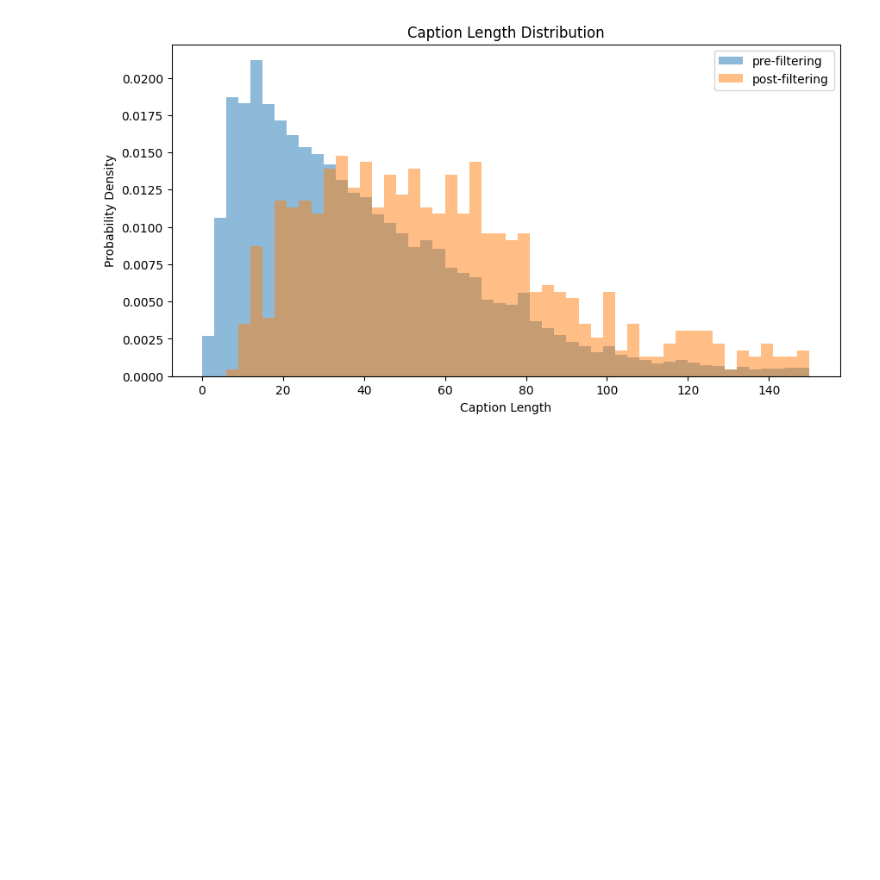
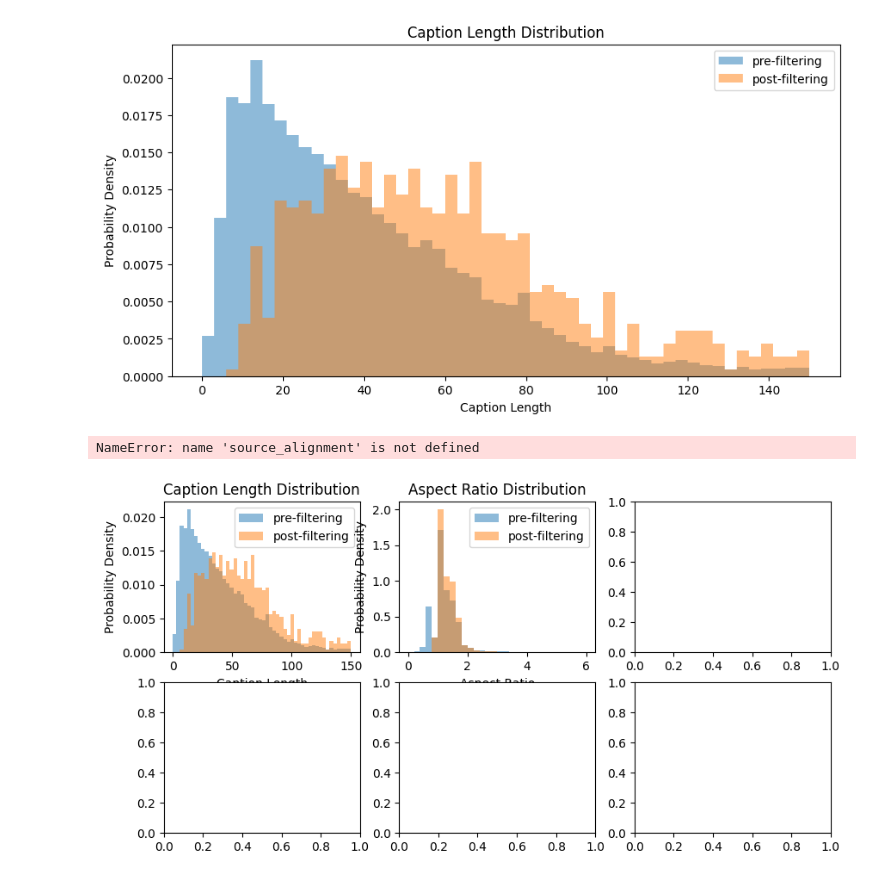
Before and after one commit to LeoBaro/fair_spoke_8, a Jupyter notebook: data_quality_pipeline/benchmark/post_made_distributions_plot/distribution_plots/distributions.ipynb, the cells around one changed output. Cells and saved outputs as stored; diff of their text form; code cells hidden in the pictures; blank space fills up the shorter version.

```diff
--- a/data_quality_pipeline/benchmark/post_made_distributions_plot/distribution_plots/distributions.ipynb
+++ b/data_quality_pipeline/benchmark/post_made_distributions_plot/distribution_plots/distributions.ipynb
@@ -194,3 +182,50 @@ fig.savefig("caption_length_distribution.png", dpi=300)
 plt.show()
 # %% [output]
 [figure]
+# %%
+fig, axes = plt.subplots(2, 3, figsize=(10, 5))
+
+axes[0][0].hist(source_caption_lens, bins=50, range=(0, 150), label="pre-filtering", alpha=0.5, density=True)
+axes[0][0].hist(target_caption_lens, bins=50, range=(0, 150), label="post-filtering", alpha=0.5, density=True)
+axes[0][0].set_xlabel("Caption Length")
+axes[0][0].set_ylabel("Probability Density")
+axes[0][0].set_title("Caption Length Distribution")
+axes[0][0].legend()
+
+axes[0][1].hist(source_aspect_ratios, bins=30, range=(0, 6), label="pre-filtering", alpha=0.5, density=True)
+axes[0][1].hist(target_aspect_ratios, bins=30, range=(0, 6), label="post-filtering", alpha=0.5, density=True)
+axes[0][1].set_xlabel("Aspect Ratio")
+axes[0][1].set_ylabel("Probability Density")
+axes[0][1].set_title("Aspect Ratio Distribution")
+axes[0][1].legend()
+
+axes[0][2].hist(source_alignment, bins=50, range=(0, 0.5), label="pre-filtering", alpha=0.5, density=True)
+axes[0][2].hist(target_alignment, bins=50, range=(0, 0.5), label="post-filtering", alpha=0.5, density=True)
+axes[0][2].set_xlabel("CLIP Score")
+axes[0][2].set_ylabel("Probability Density")
+axes[0][2].set_title("CLIP Score Distribution")
+ax.legend()
+
+
+axes[1][0].hist(source_image_specificity_scores, bins=40, range=(0, 0.5), label="pre-filtering", alpha=0.5, density=True)
+axes[1][0].hist(target_image_specificity_scores, bins=40, range=(0, 0.5), label="post-filtering", alpha=0.5, density=True)
+axes[1][0].set_xlabel("Image Specificity Score")
+axes[1][0].set_ylabel("Probability Density")
+axes[1][0].set_title("Image Specificity Score Distribution")
+axes[1][0].legend()
+
+
+axes[1][1].hist(source_text_specificity_scores, bins=40, range=(0, 0.5), label="pre-filtering", alpha=0.5, density=True)
+axes[1][1].hist(target_text_specificity_scores, bins=40, range=(0, 0.5), label="post-filtering", alpha=0.5, density=True)
+axes[1][1].set_xlabel("Text Specificity Score")
+axes[1][1].set_ylabel("Probability Density")
+axes[1][1].set_title("Text Specificity Score Distribution")
+axes[1][1].legend()
+
+fig.tight_layout()
+fig.savefig("distributions.png", dpi=300)
+
+plt.show()
+# %% [output]
+NameError: name 'source_alignment' is not defined
+[figure, added]
```
Also changed, not shown: parts of 5 cells of this notebook.
